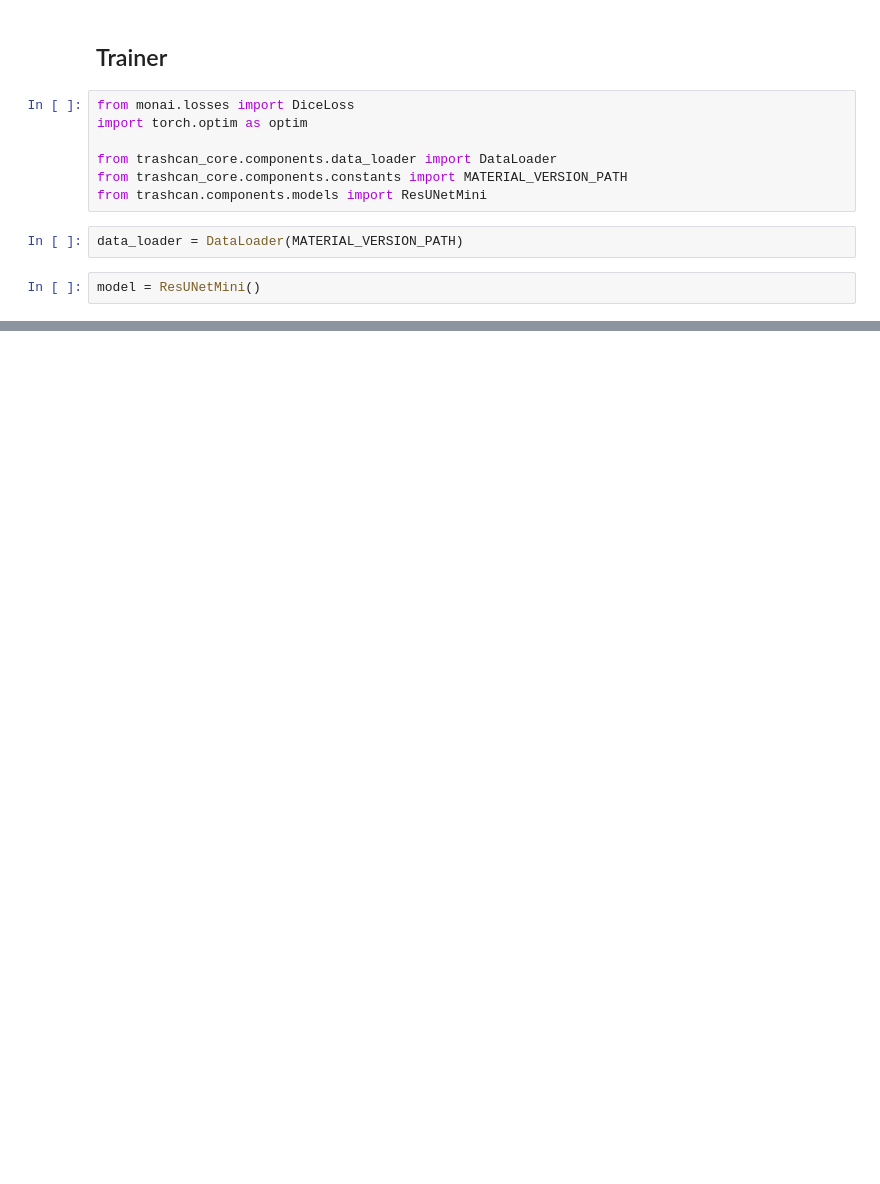
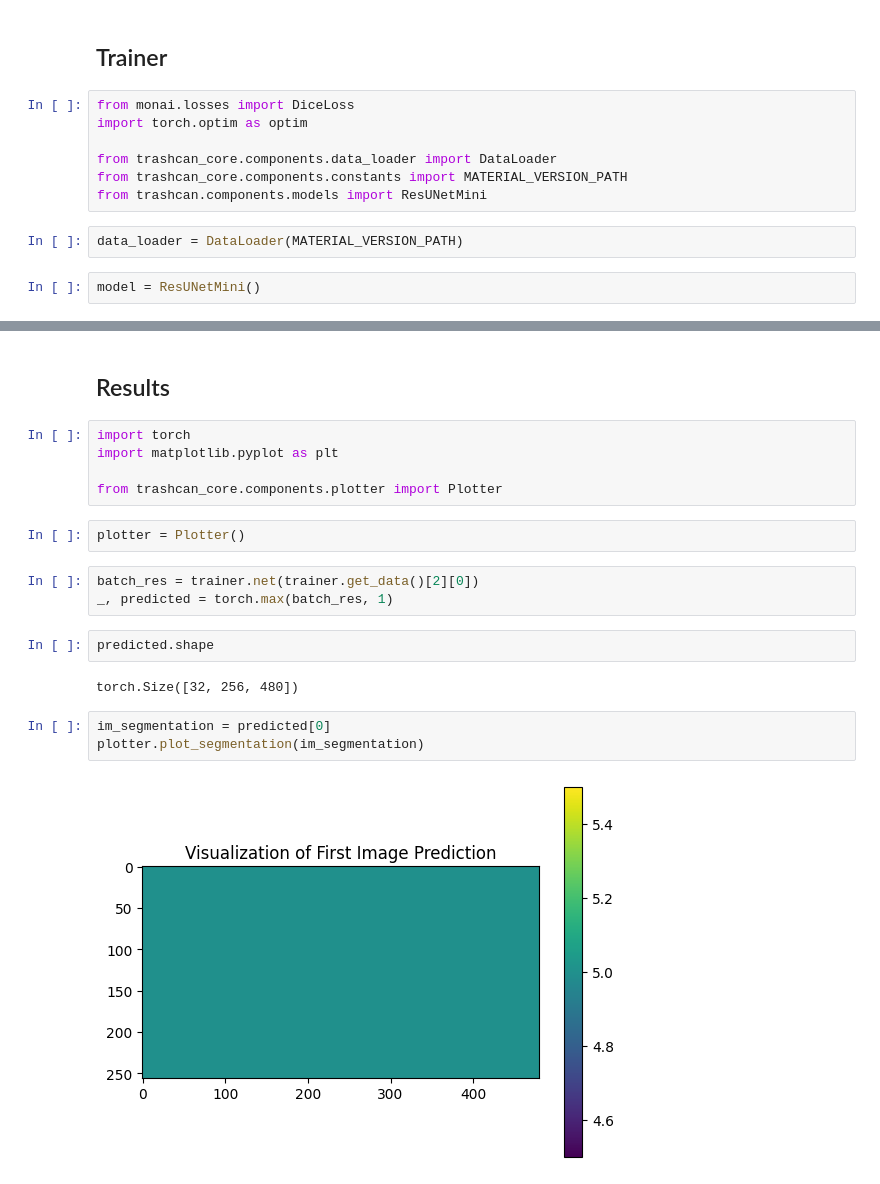
Before and after one commit to Micz26/Trash-Can-Segmentation, a Jupyter notebook: notebooks/playground.ipynb, the cells around one changed output, grey strips where cells are left out. Drawn from its saved outputs; the diff is of its cells as text; blank space fills up the shorter version.

Commit message:
train

```diff
--- a/notebooks/playground.ipynb
+++ b/notebooks/playground.ipynb
@@ -179,0 +188,21 @@ Error:
+# %% [markdown]
+## Results
+# %%
+import torch
+import matplotlib.pyplot as plt
+
+from trashcan_core.components.plotter import Plotter
+# %%
+plotter = Plotter()
+# %%
+batch_res = trainer.net(trainer.get_data()[2][0])
+_, predicted = torch.max(batch_res, 1)
+# %%
+predicted.shape
+# %% [output]
+torch.Size([32, 256, 480])
+# %%
+im_segmentation = predicted[0]
+plotter.plot_segmentation(im_segmentation)
+# %% [output]
+[figure, added]
```
Also changed, not shown: parts of 7 cells of this notebook, 6 other files.
